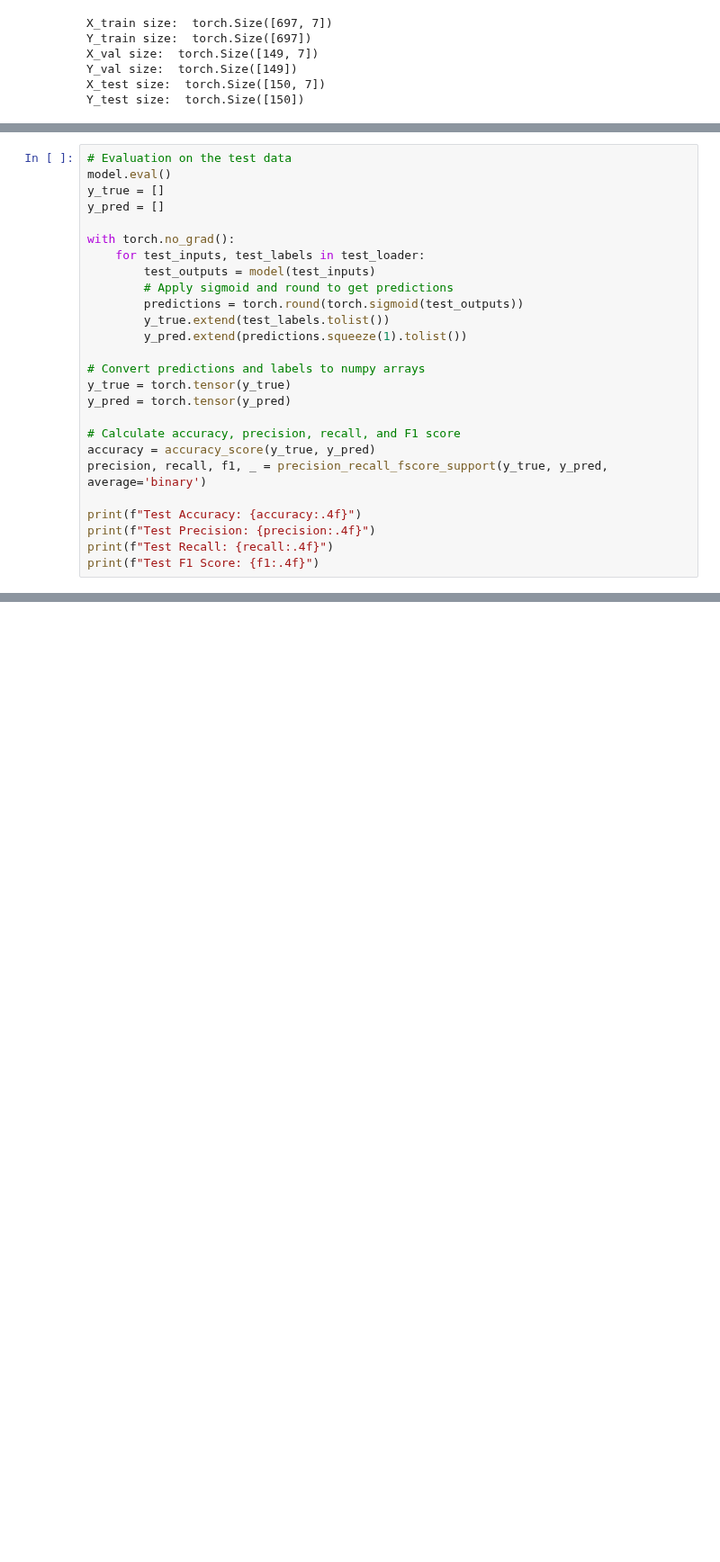
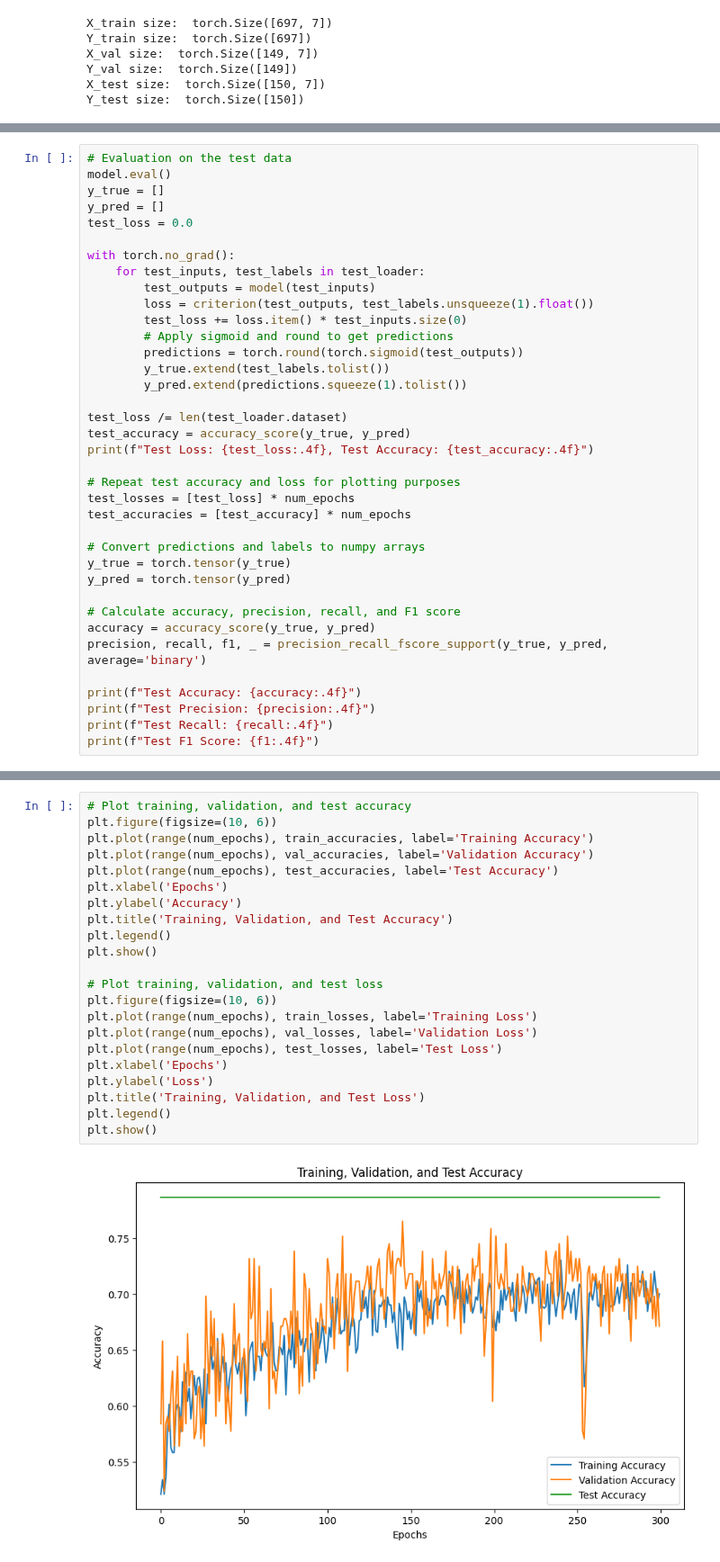
Before and after one commit to ruthvik-30/A2_ML, a Jupyter notebook: A2_part1.ipynb, the cells around one changed output, grey strips where cells are left out. Shown at 90% size. Cells and saved outputs as stored; diff of their text form; blank space fills up the shorter version.

Commit message:
plotted graphs, confusion matrix, roc curve

```diff
--- a/A2_part1.ipynb
+++ b/A2_part1.ipynb
@@ -268,14 +293,25 @@ Training completed in: 0.15 minutes
 model.eval()
 y_true = []
 y_pred = []
+test_loss = 0.0
 
 with torch.no_grad():
     for test_inputs, test_labels in test_loader:
         test_outputs = model(test_inputs)
+        loss = criterion(test_outputs, test_labels.unsqueeze(1).float())
+        test_loss += loss.item() * test_inputs.size(0)
         # Apply sigmoid and round to get predictions
         predictions = torch.round(torch.sigmoid(test_outputs))
         y_true.extend(test_labels.tolist())
         y_pred.extend(predictions.squeeze(1).tolist())
+
+test_loss /= len(test_loader.dataset)
+test_accuracy = accuracy_score(y_true, y_pred)
+print(f"Test Loss: {test_loss:.4f}, Test Accuracy: {test_accuracy:.4f}")
+
+# Repeat test accuracy and loss for plotting purposes
+test_losses = [test_loss] * num_epochs
+test_accuracies = [test_accuracy] * num_epochs
 
 # Convert predictions and labels to numpy arrays
 y_true = torch.tensor(y_true)
@@ -296,0 +334,24 @@ Test F1 Score: 0.7826
+# %%
+# Plot training, validation, and test accuracy
+plt.figure(figsize=(10, 6))
+plt.plot(range(num_epochs), train_accuracies, label='Training Accuracy')
+plt.plot(range(num_epochs), val_accuracies, label='Validation Accuracy')
+plt.plot(range(num_epochs), test_accuracies, label='Test Accuracy')
+plt.xlabel('Epochs')
+plt.ylabel('Accuracy')
+plt.title('Training, Validation, and Test Accuracy')
+plt.legend()
+plt.show()
+
+# Plot training, validation, and test loss
+plt.figure(figsize=(10, 6))
+plt.plot(range(num_epochs), train_losses, label='Training Loss')
+plt.plot(range(num_epochs), val_losses, label='Validation Loss')
+plt.plot(range(num_epochs), test_losses, label='Test Loss')
+plt.xlabel('Epochs')
+plt.ylabel('Loss')
+plt.title('Training, Validation, and Test Loss')
+plt.legend()
+plt.show()
+# %% [output]
+[figure, added]
```
Also changed, not shown: parts of 6 cells of this notebook, 1 other file.
